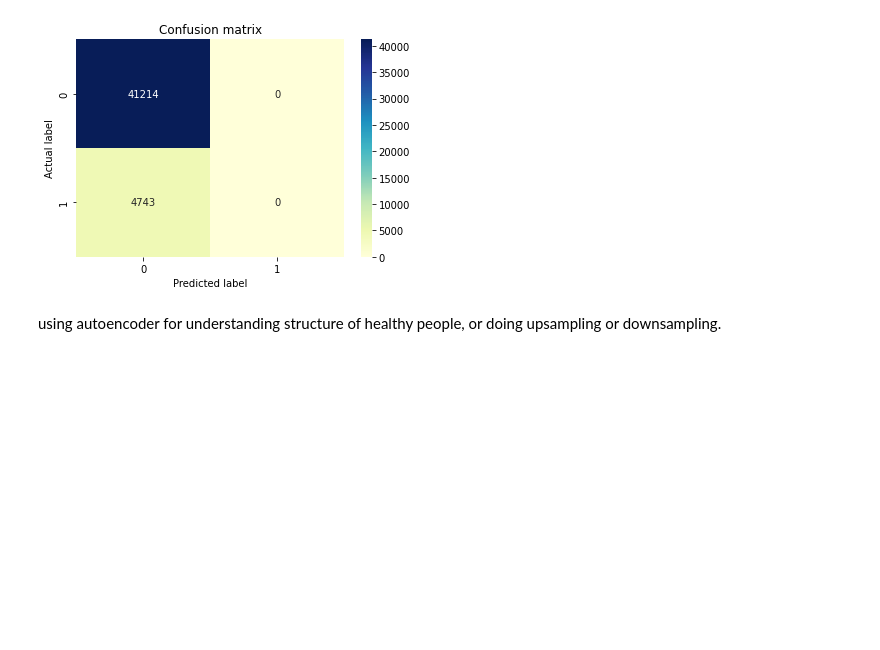
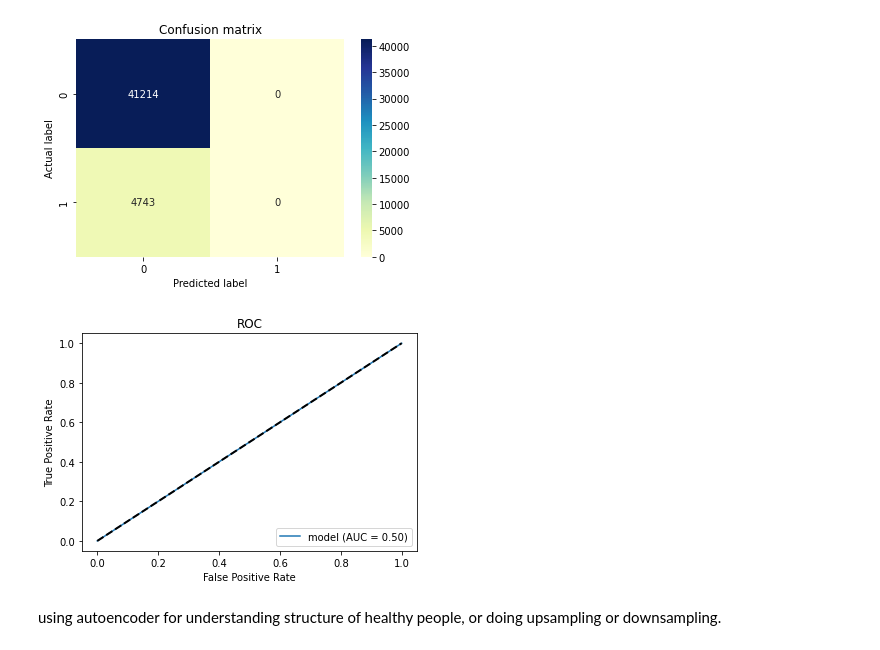
Before and after one commit to ZahraDehghani99/Heart-Disease-Health-Indicators-Dataset, a Jupyter notebook: heart_disease_classification_part2.ipynb, the cells around one changed output. Saved outputs shown, nothing was run; the diff lists cells and outputs as text; code cells hidden in the pictures; blank space fills up the shorter version.

```diff
--- a/heart_disease_classification_part2.ipynb
+++ b/heart_disease_classification_part2.ipynb
@@ -393,6 +382,10 @@ weighted avg       0.80      0.90      0.85     45957
 confusion_matrix(y_test, y_pred)
 # %% [output]
 [figure]
+# %%
+roc_plot(y_test, y_pred)
+# %% [output]
+[figure, added]
 # %% [markdown]
 using autoencoder for understanding structure of healthy people, or doing upsampling or downsampling.
 # %% [markdown]
```
Also changed, not shown: parts of 57 cells of this notebook.
